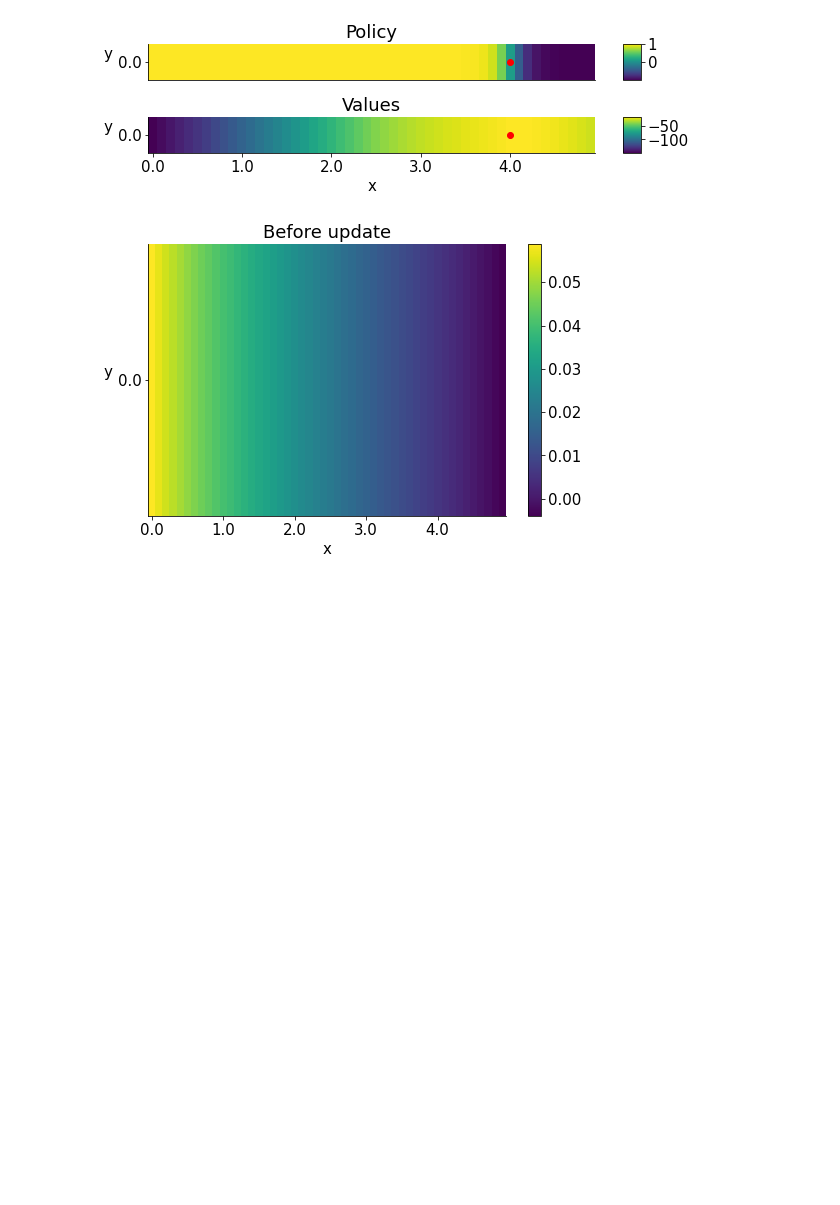
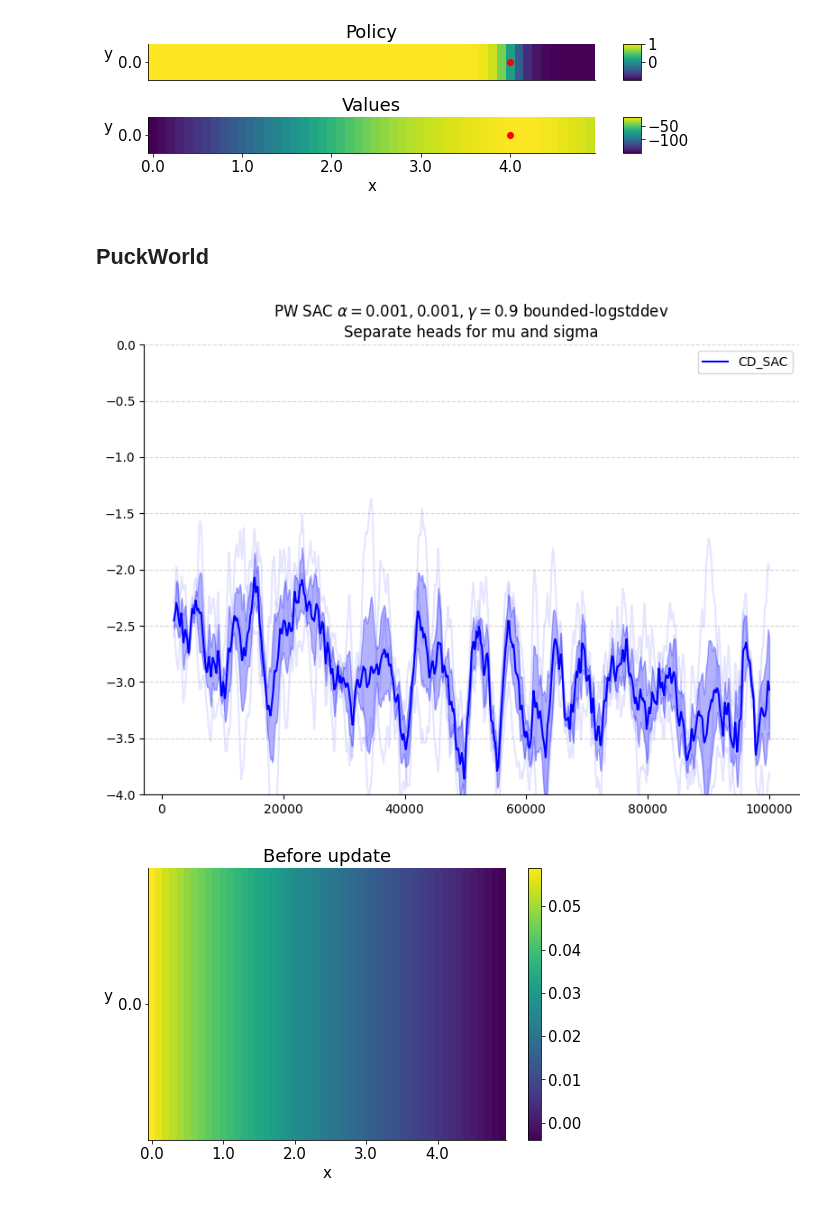
Before and after one commit to abhisheknaik96/continuing-rl-exps, a Jupyter notebook: notebooks/SAC.ipynb, the cells around one changed output. Cells and saved outputs as stored; diff of their text form; code cells hidden in the pictures; blank space fills up the shorter version.

Commit message:
2025-04-14 EOD checkpoint: separated the mean and logstddev outputs

```diff
--- a/notebooks/SAC.ipynb
+++ b/notebooks/SAC.ipynb
@@ -415,6 +413,17 @@ visualize_PW(filenames[0][0], filenames[0][1], goal_xs=[1, 2.5, 4], run_idx=0)
 [figure]
 [figure]
 [figure]
+# %% [markdown]
+## PuckWorld
+# %%
+# step size: 0.001, 0.001, 100k, 64/64, 3 runs
+filenames = [('../results/test_exp/', 'puckworld_cont_DiscSAC_0.npy'),]
+
+plot_learning_curve(filenames, item='reward', window=2000, ylims=(-4, 0),
+                    title=r'PW SAC $\alpha=0.001, 0.001, \gamma=0.9$, bounded-logstddev' + '\nSeparate heads for mu and sigma',
+                    final=False, plot_all_runs=True,)
+# %% [output]
+[figure, added]
 # %%
 import copy
 
```
Also changed, not shown: parts of 15 cells of this notebook, 2 other files.
